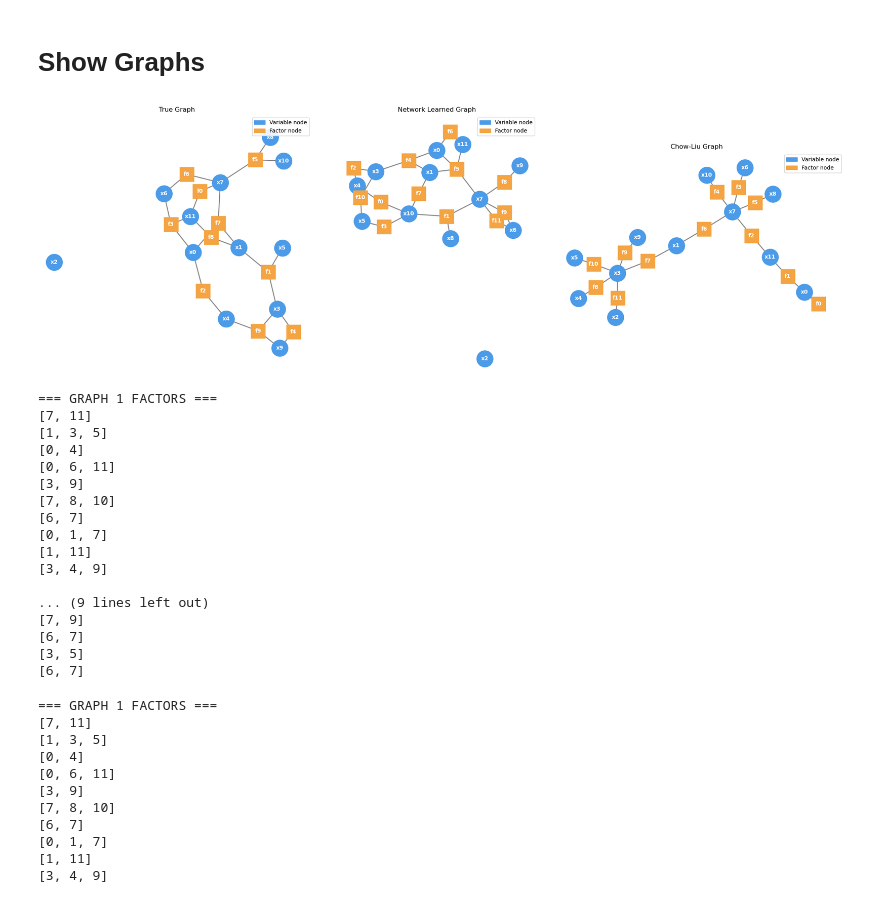
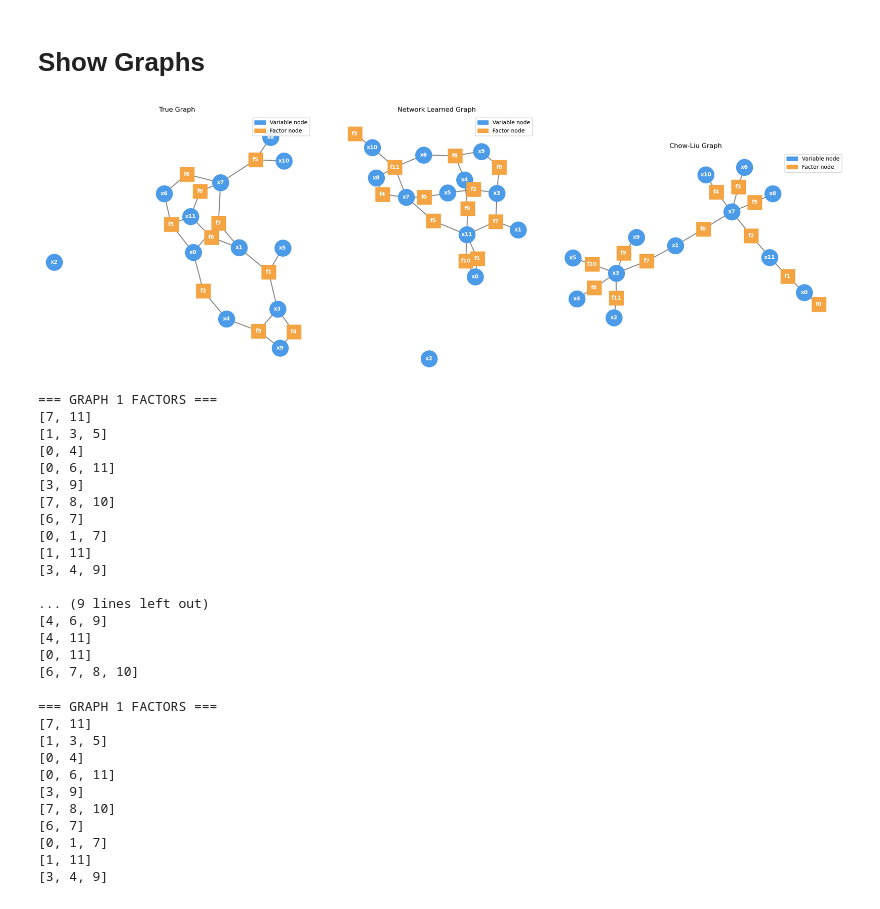
Before and after one commit to AyushBatra01/FG-Structure-NN, a Jupyter notebook: experiments/03_comparison.ipynb, the cells around one changed output. Saved outputs shown, nothing was run; the diff lists cells and outputs as text; code cells hidden in the pictures.

```diff
--- a/experiments/03_comparison.ipynb
+++ b/experiments/03_comparison.ipynb
@@ -169,9 +182,9 @@ def learner_to_graph(lrn):
     g = TrueGraph(n=lrn.network.n_vars, factors=factors)
     return g
 # %%
-def show_graphs(result, seed_true=1, seed_lrn=1, seed_cl=1, size=6, savefig=False, path=""):
+def show_graphs(result, index=0, seed_true=1, seed_lrn=1, seed_cl=1, size=6, savefig=False, path=""):
     true_graph = result['True Graph']
-    lrn = result['learner']
+    lrn = result['learners'][index]
     cl = result['Chow-Liu Graph']
 
     fig, axs = plt.subplots(1,3, figsize=(3*size,size))
@@ -367,13 +492,13 @@ plt.show()
 # %%
 EXAMPLE = 6
 res = results_graphs[EXAMPLE]
 
-# show_graphs(results_graphs[6], 2, 16, 6, size=7, savefig=True, path="../img/comp_ex.png")
-show_graphs(res, 2, 16, 6, size=7)
+# show_graphs(results_graphs[6], seed_true=2, seed_lrn=16, seed_cl=6, size=7, savefig=True, path="../img/comp_ex.png")
+show_graphs(res, seed_true=2, seed_lrn=16, seed_cl=6, size=7)
 # %% [output]
-[figure, old version]
+[figure, new version]
 # %%
-compare_graph(res['True Graph'], res['learner'])
+compare_graph(res['True Graph'], res['learners'][0])
 # %% [output]
 === GRAPH 1 FACTORS ===
 [7, 11]
@@ -388,10 +513,10 @@ compare_graph(res['True Graph'], res['learner'])
 [3, 4, 9]
 
 ... (9 lines left out)
-[7, 9]
-[6, 7]
-[3, 5]
-[6, 7]
+[4, 6, 9]
+[4, 11]
+[0, 11]
+[6, 7, 8, 10]
 # %%
 compare_graph(res['True Graph'], res['Chow-Liu Graph'])
 # %% [output]
```
Also changed, not shown: parts of 19 cells of this notebook, 4 other files.
